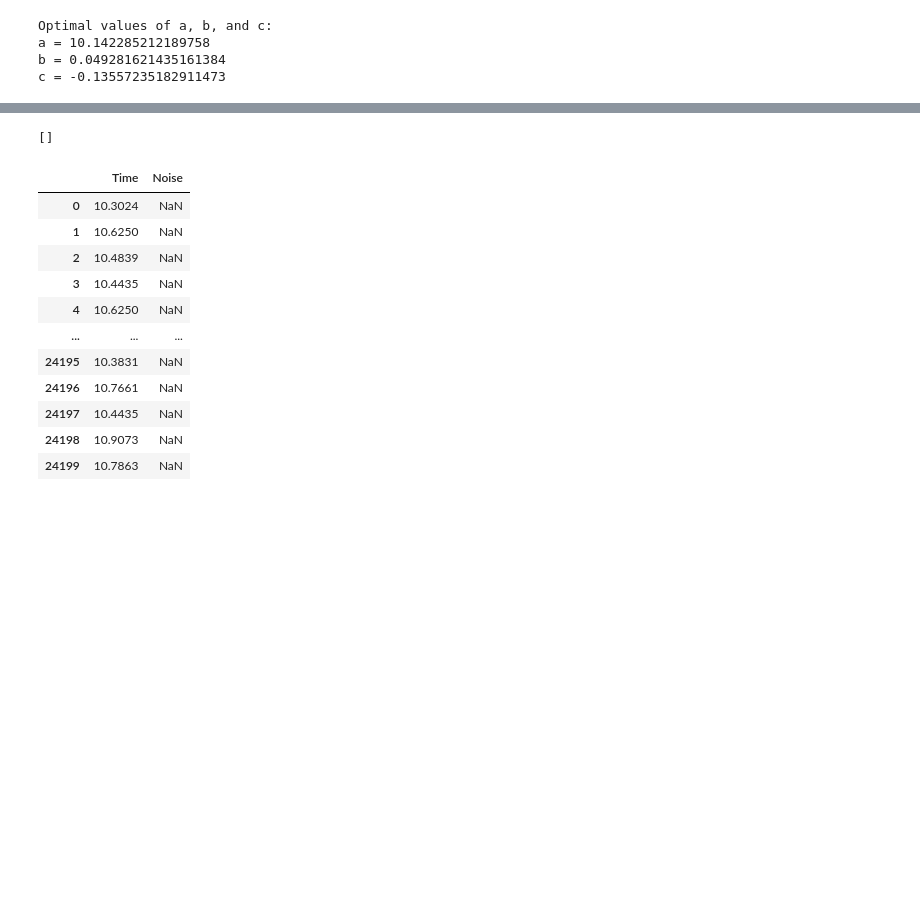
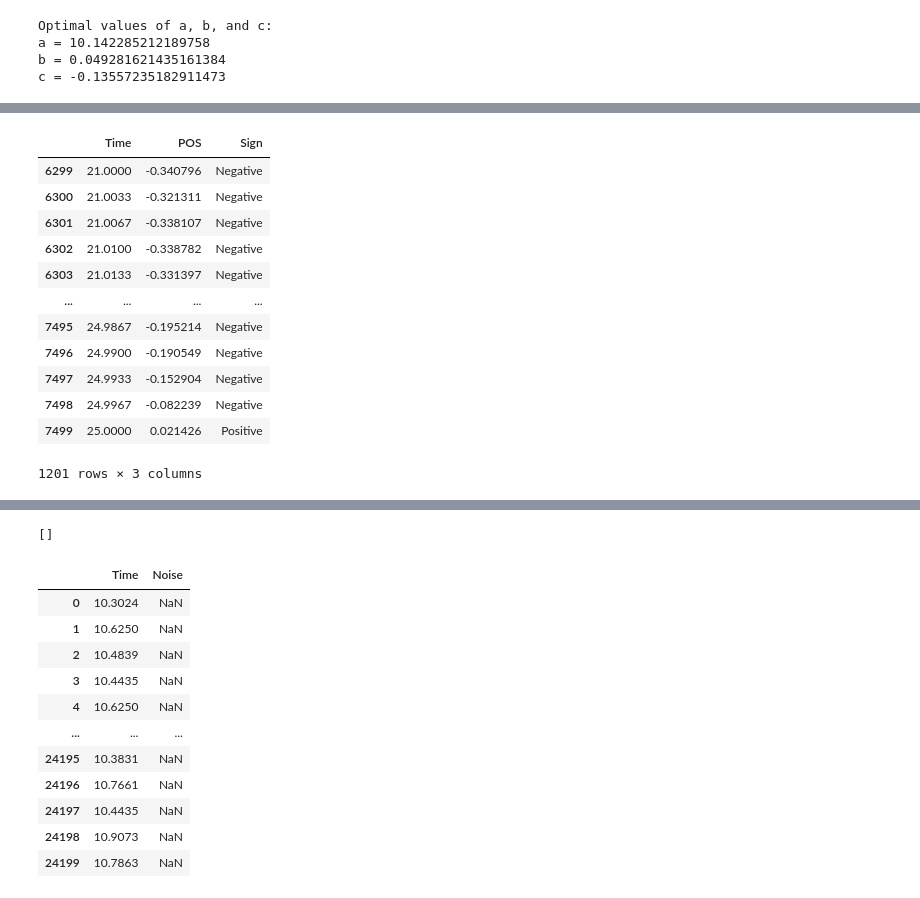
Before and after one commit to jamesleocodes/eye_movement, a Jupyter notebook: gain/gain_calc.ipynb, the cells around one changed output, grey strips where cells are left out. Saved outputs shown, nothing was run; the diff lists cells and outputs as text; code cells hidden in the pictures; blank space fills up the shorter version.

```diff
--- a/gain/gain_calc.ipynb
+++ b/gain/gain_calc.ipynb
@@ -202,0 +340,5 @@ c = -0.13557235182911473
+# %%
+# Test 20 point
+data = {'Time':x_data_range['Time'],'POS':x_data_range['POS']}
+df_test = pd.DataFrame(data)
+df_test
@@ -202,0 +359,24 @@ c = -0.13557235182911473
+# %%
+# Determine the integration window
+def check_sign(x):
+    if x > 0:
+        return "Positive"
+    else:
+        return "Negative"
+df_test['Sign'] = df_test['POS'].apply(check_sign)
+# %%
+df_test
+# %% [output]
+|  | Time | POS | Sign |
+| 6299 | 21.0000 | -0.340796 | Negative |
+| 6300 | 21.0033 | -0.321311 | Negative |
+| 6301 | 21.0067 | -0.338107 | Negative |
+| 6302 | 21.0100 | -0.338782 | Negative |
+| 6303 | 21.0133 | -0.331397 | Negative |
+| ... | ... | ... | ... |
+| 7495 | 24.9867 | -0.195214 | Negative |
+| 7496 | 24.9900 | -0.190549 | Negative |
+| 7497 | 24.9933 | -0.152904 | Negative |
+| 7498 | 24.9967 | -0.082239 | Negative |
+| 7499 | 25.0000 | 0.021426 | Positive |
+1201 rows × 3 columns
```
Also changed, not shown: parts of 31 cells of this notebook, 3 other files.
